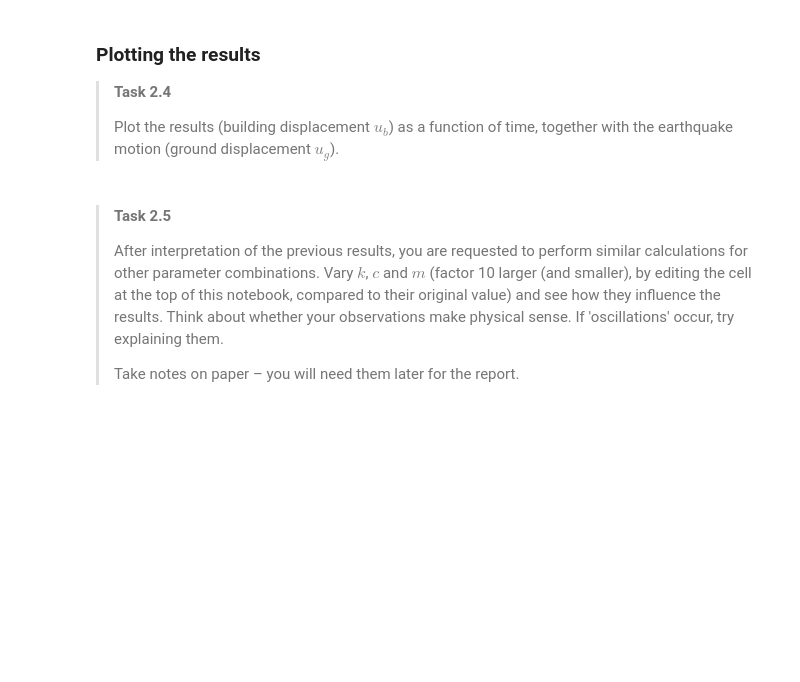
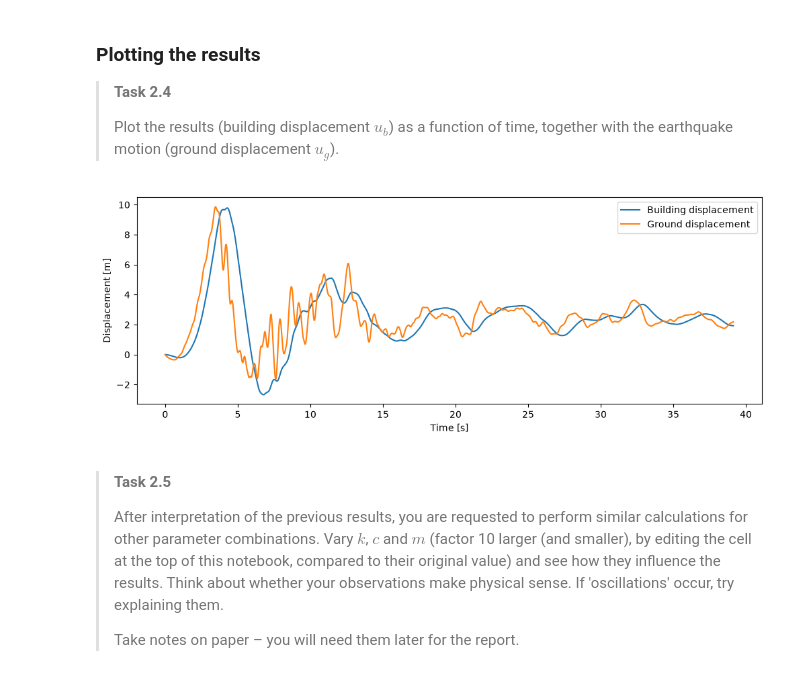
Before and after one commit to mangl308/GA1.2_Jasper05, a Jupyter notebook: 1Ddynamics.ipynb, the cells around one changed output. Drawn from its saved outputs; the diff is of its cells as text; code cells hidden in the pictures; blank space fills up the shorter version.

```diff
--- a/1Ddynamics.ipynb
+++ b/1Ddynamics.ipynb
@@ -131,0 +126,8 @@ As an exercise, we consider the earthquake ground velocity $v_g$ as the only giv
+# %%
+# Trapezoidal Rule to integrate ground displacement from given velocity
+
+ub = 0
+for i in range(len(t)-1):
+    d_t = t[i+1] - t[i]
+    ub += (vg[i] + vg[i+1]) / 2 * d_t
+print("Ground displacement :", ub)
@@ -294,8 +235,16 @@ def solution(k, c, m, num):
     """
     u = np.zeros([num])  # Initial conditions at t=0 automatically satisfied
 
-    ### YOUR CODE HERE ###
-    ### YOUR CODE HERE ###
+    u[0] = 0
+    u[1] = u[0]
+
+    for i in range(1, num - 1):
+        u[i + 1] = (
+            d_2 * u[i]
+            + d_3 * u[i - 1]
+            + k * ug[i]
+            + c * vg[i]
+        ) / d_1
     return u
 
 
@@ -341,3 +283,15 @@ plt.show()
+# %%
+plt.figure(figsize=(12, 4))
+plt.plot(t, ub, label = "Building displacement")
+plt.plot(t, ug, label = "Ground displacement")
+
+plt.ylabel("Displacement [m]")
+plt.xlabel("Time [s]")
+
+plt.legend()
+plt.show()
+# %% [output]
+[figure, added]
 # %% [markdown]
 ><p>
 >
```
Also changed, not shown: parts of 7 cells of this notebook.
